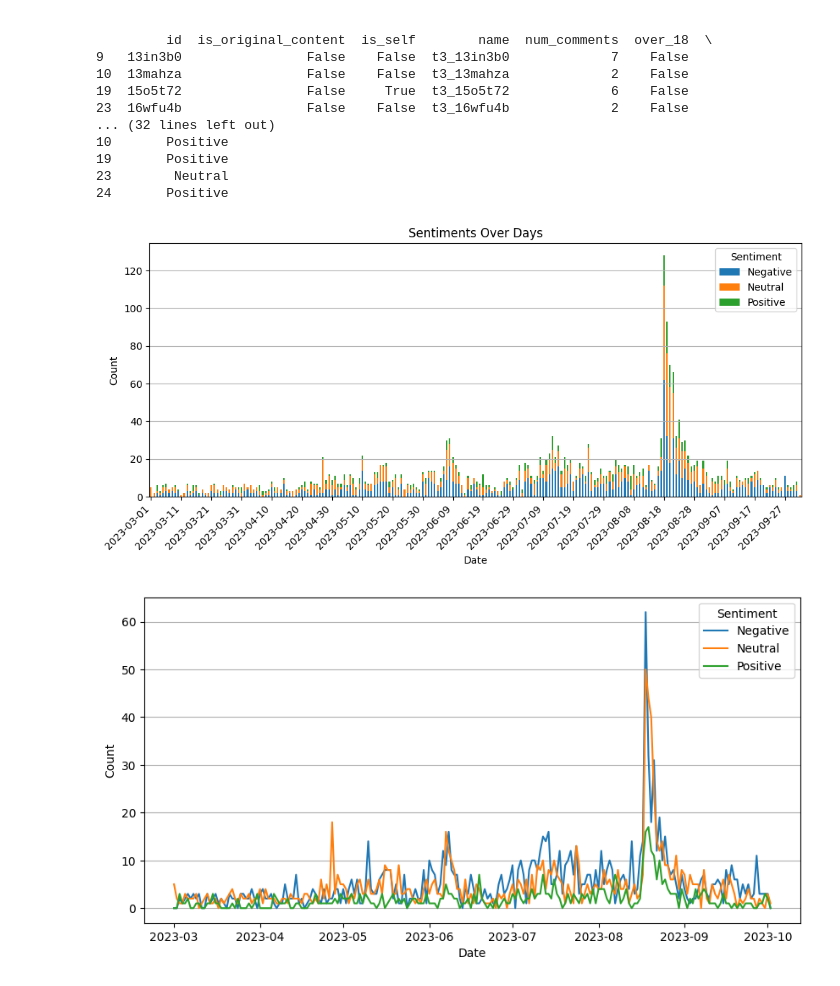
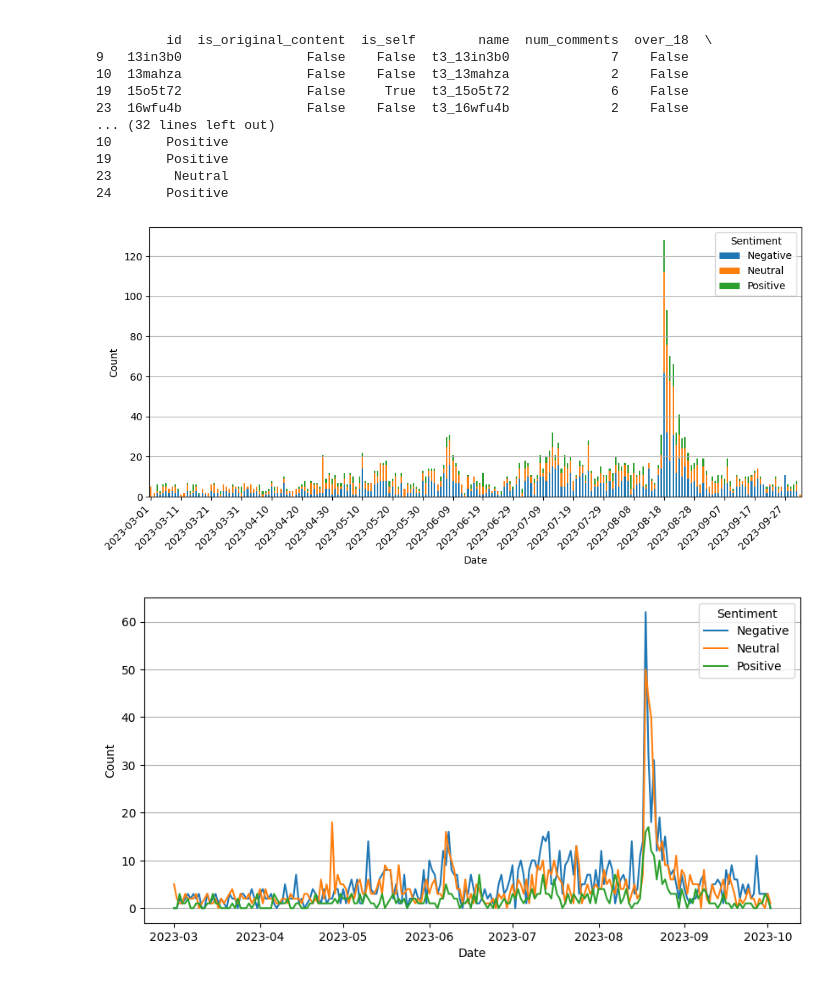
Before and after one commit to arvandiii/Thesis-Project, a Jupyter notebook: reddit/sentiment.ipynb, the cells around one changed output. Cells and saved outputs as stored; diff of their text form; code cells hidden in the pictures.

```diff
--- a/reddit/sentiment.ipynb
+++ b/reddit/sentiment.ipynb
@@ -81,25 +81,24 @@ df['time'] = pd.to_datetime(df['created_utc'], unit='s')
 # %%
 import matplotlib.pyplot as plt
 
 
 daily_sentiments = df.groupby(df['time'].dt.date)['title_sentiment'].value_counts().unstack(fill_value=0)
 
 fig, ax = plt.subplots(figsize=(10, 5))
 daily_sentiments.plot(kind='bar', stacked=True, ax=ax)
-plt.title('Sentiments Over Days')
 plt.xlabel('Date')
 plt.ylabel('Count')
 plt.legend(title='Sentiment', labels=['Negative', 'Neutral', 'Positive'])
 
 date_labels = daily_sentiments.index[::10]
 date_positions = range(0, len(daily_sentiments.index), 10)
 plt.xticks(date_positions, date_labels, rotation=45, ha="right")
 
 plt.grid(axis='y')
 plt.tight_layout()
 plt.show()
 # %% [output]
-[figure, old version]
+[figure, new version]
 # %%
 import matplotlib.pyplot as plt
 import pandas as pd
```
Also changed, not shown: parts of 4 cells of this notebook, 11 other files.
